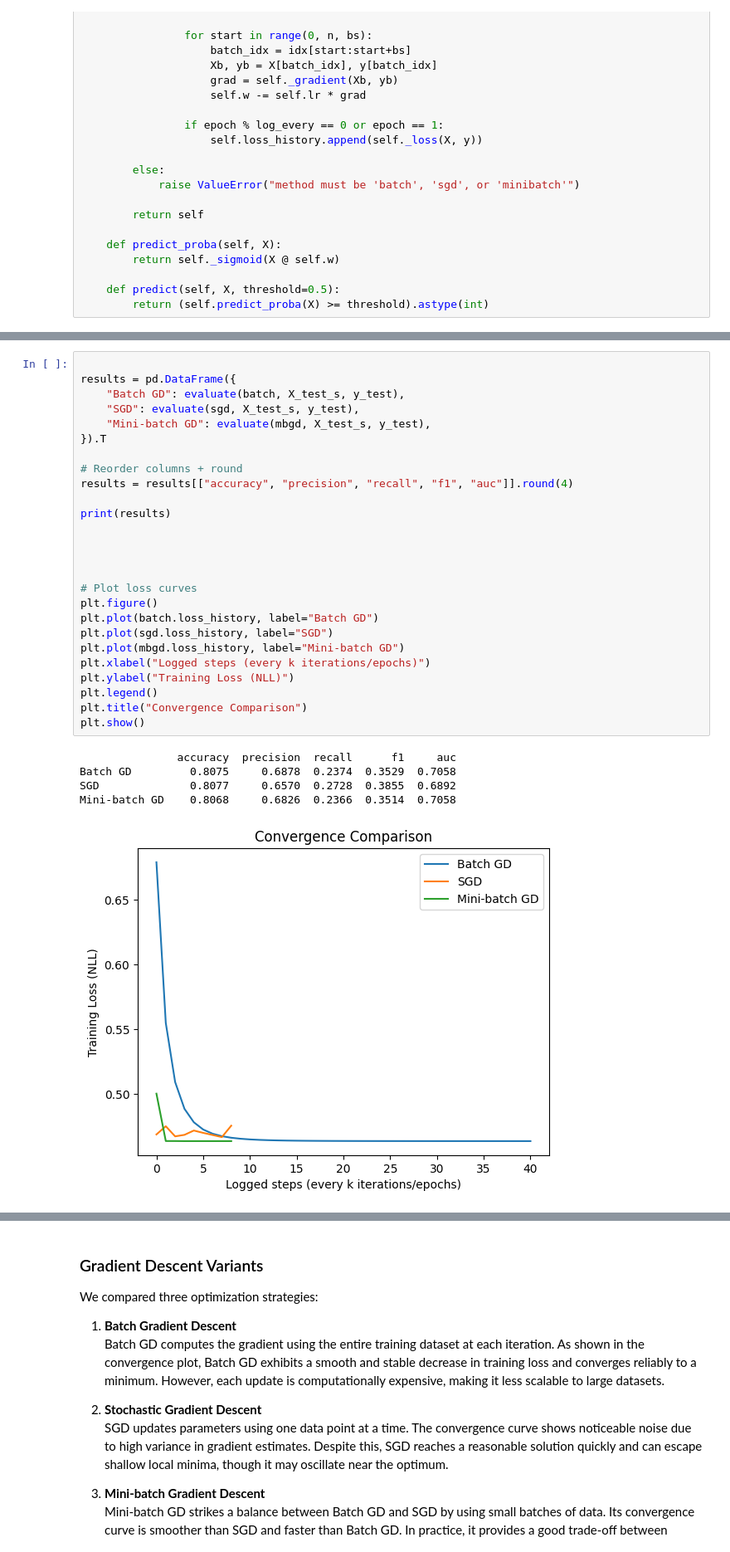
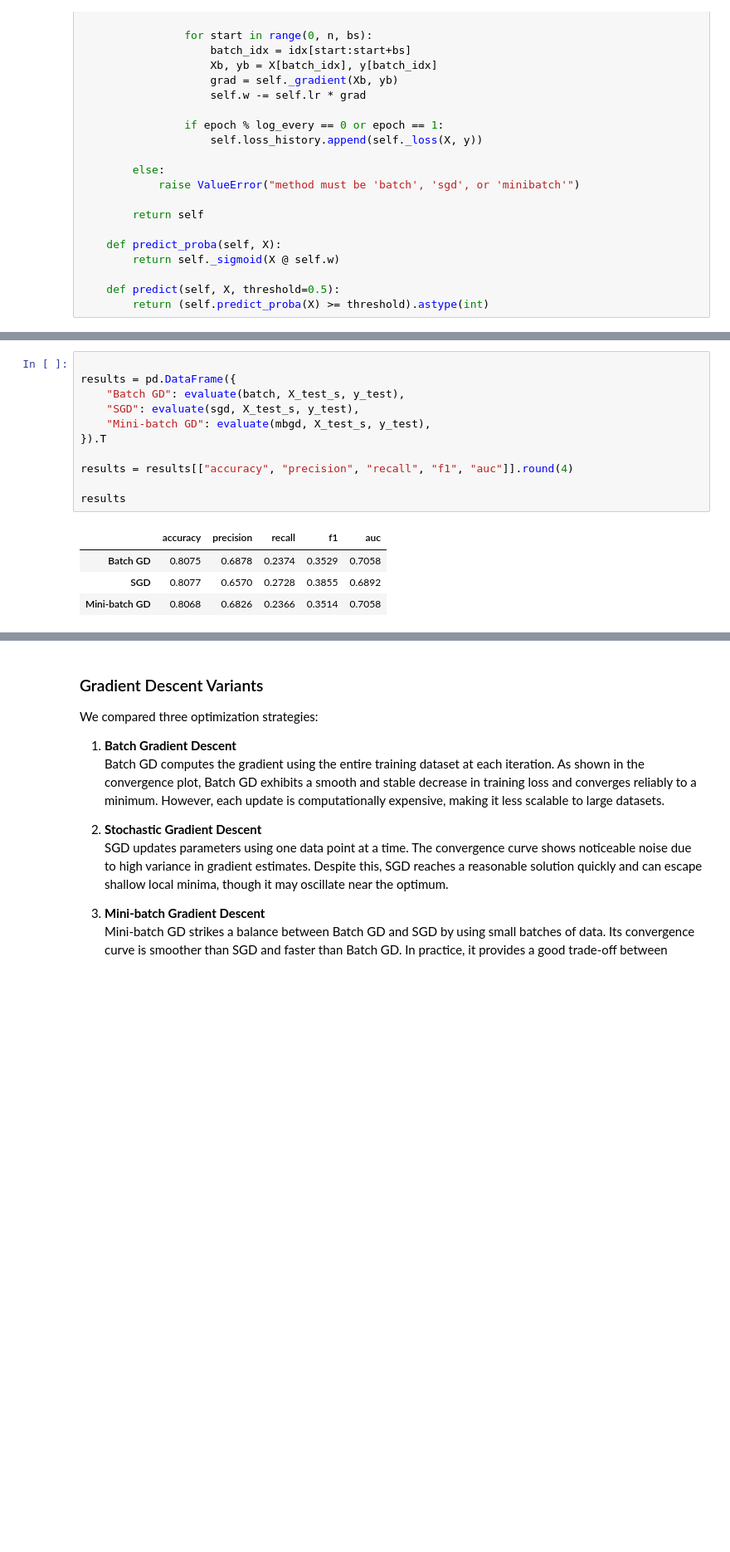
Before and after one commit to ZainMI/PAIML, a Jupyter notebook: homeworks/hw1/hw1.ipynb, the cells around one changed output, grey strips where cells are left out. Shown at 83% size. Drawn from its saved outputs; the diff is of its cells as text; blank space fills up the shorter version.

```diff
--- a/homeworks/hw1/hw1.ipynb
+++ b/homeworks/hw1/hw1.ipynb
@@ -449,32 +436,16 @@ mbgd.fit(X_train_s, y_train, log_every=10)
 # %%
 
 results = pd.DataFrame({
     "Batch GD": evaluate(batch, X_test_s, y_test),
     "SGD": evaluate(sgd, X_test_s, y_test),
     "Mini-batch GD": evaluate(mbgd, X_test_s, y_test),
 }).T
 
-# Reorder columns + round
 results = results[["accuracy", "precision", "recall", "f1", "auc"]].round(4)
 
-print(results)
-
-
-
-
-# Plot loss curves
-plt.figure()
-plt.plot(batch.loss_history, label="Batch GD")
-plt.plot(sgd.loss_history, label="SGD")
-plt.plot(mbgd.loss_history, label="Mini-batch GD")
-plt.xlabel("Logged steps (every k iterations/epochs)")
-plt.ylabel("Training Loss (NLL)")
-plt.legend()
-plt.title("Convergence Comparison")
-plt.show()
+results
 # %% [output]
-               accuracy  precision  recall      f1     auc
-Batch GD         0.8075     0.6878  0.2374  0.3529  0.7058
-SGD              0.8077     0.6570  0.2728  0.3855  0.6892
-Mini-batch GD    0.8068     0.6826  0.2366  0.3514  0.7058
-[figure, removed]
+|  | accuracy | precision | recall | f1 | auc |
+| Batch GD | 0.8075 | 0.6878 | 0.2374 | 0.3529 | 0.7058 |
+| SGD | 0.8077 | 0.6570 | 0.2728 | 0.3855 | 0.6892 |
+| Mini-batch GD | 0.8068 | 0.6826 | 0.2366 | 0.3514 | 0.7058 |
```
Also changed, not shown: parts of 16 cells of this notebook.
